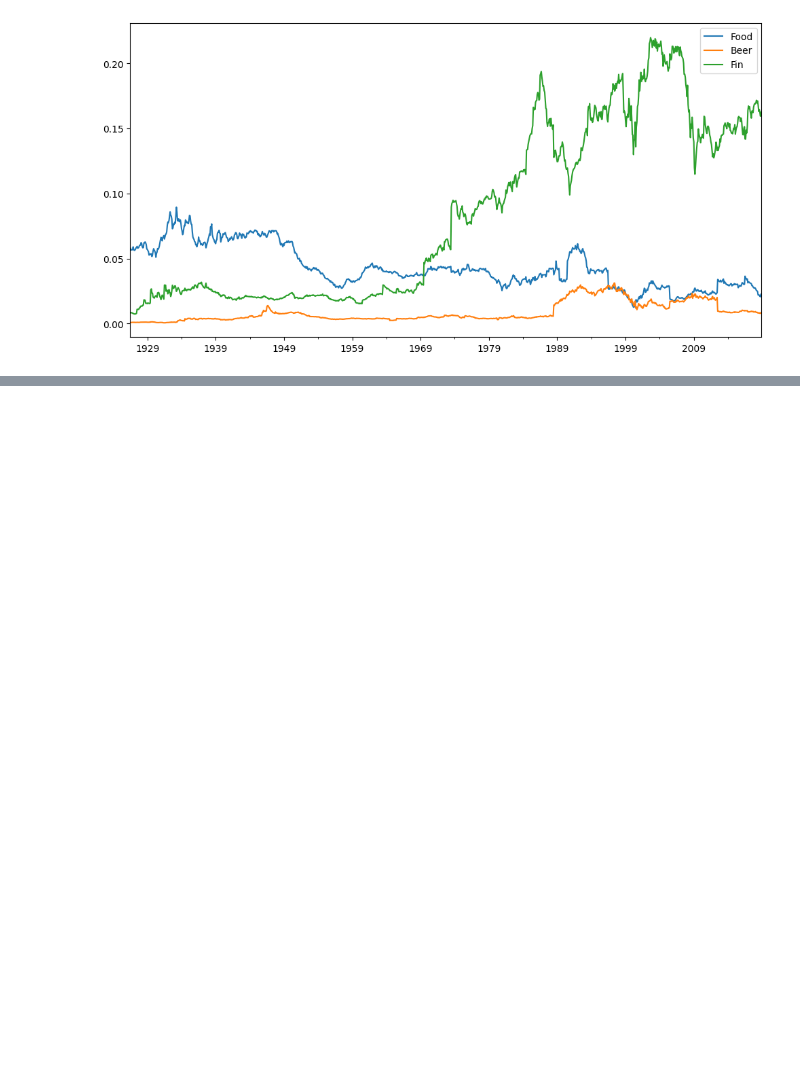
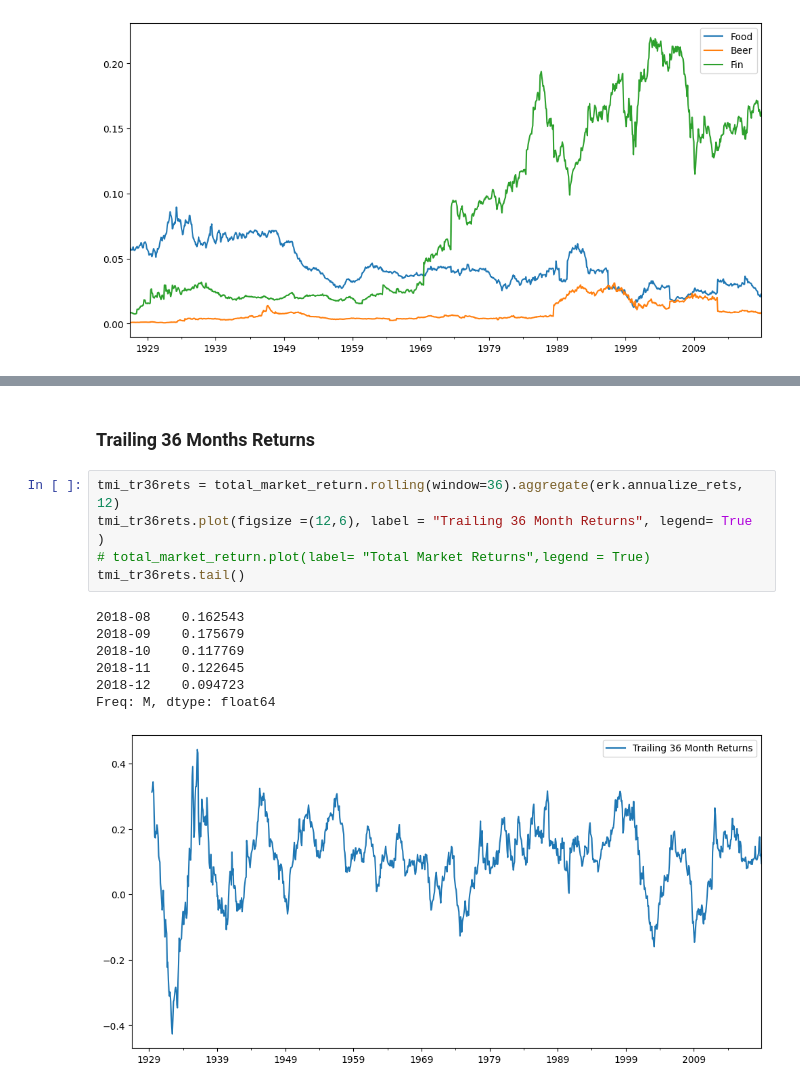
Before and after one commit to Akib-Raihan-4/Trading_With_Python, a Jupyter notebook: w3_s1.ipynb, the cells around one changed output, grey strips where cells are left out. Saved outputs shown, nothing was run; the diff lists cells and outputs as text; blank space fills up the shorter version.

```diff
--- a/w3_s1.ipynb
+++ b/w3_s1.ipynb
@@ -114,0 +141,15 @@ total_market_index.plot(figsize=(10,5), title= "Total Market CapWeighted Index 1
+# %% [markdown]
+### Trailing 36 Months Returns
+# %%
+tmi_tr36rets = total_market_return.rolling(window=36).aggregate(erk.annualize_rets, 12)
+tmi_tr36rets.plot(figsize =(12,6), label = "Trailing 36 Month Returns", legend= True )
+# total_market_return.plot(label= "Total Market Returns",legend = True)
+tmi_tr36rets.tail()
+# %% [output]
+2018-08    0.162543
+2018-09    0.175679
+2018-10    0.117769
+2018-11    0.122645
+2018-12    0.094723
+Freq: M, dtype: float64
+[figure, added]
```
Also changed, not shown: parts of 15 cells of this notebook.
